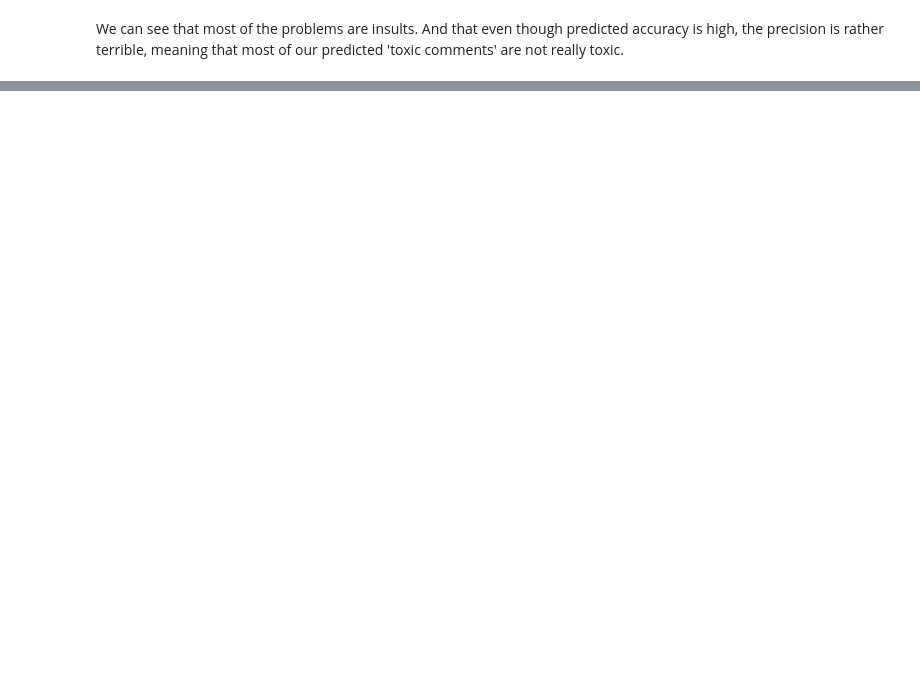
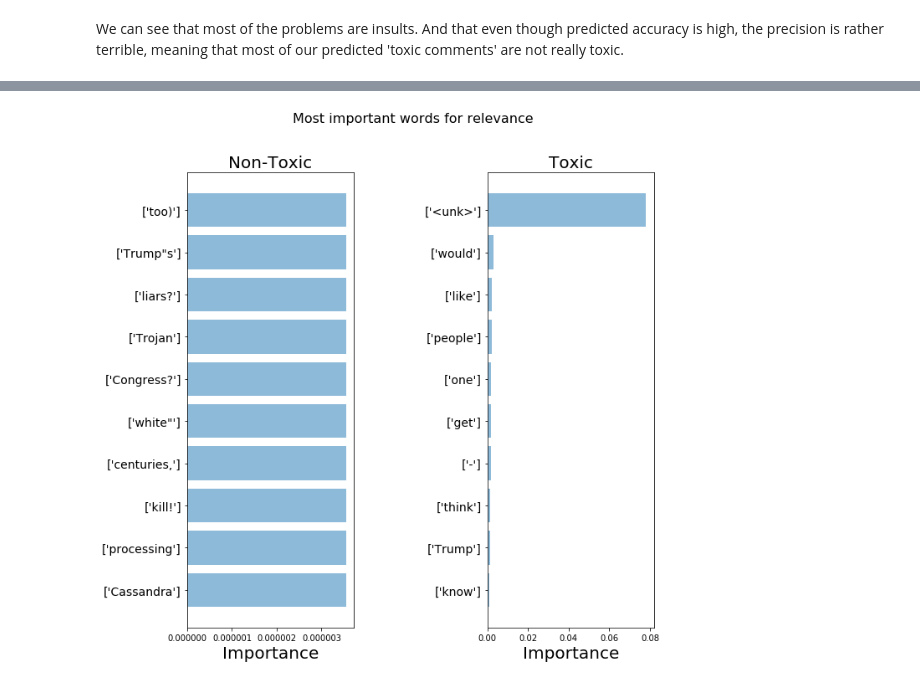
Before and after one commit to KathleenYWang/Language_Models_For_Toxicity_Classification, a Jupyter notebook: NaiveBayesSubCatNewVoc.ipynb, the cells around one changed output, grey strips where cells are left out. Drawn from its saved outputs; the diff is of its cells as text; code cells hidden in the pictures; blank space fills up the shorter version.

```diff
--- a/NaiveBayesSubCatNewVoc.ipynb
+++ b/NaiveBayesSubCatNewVoc.ipynb
@@ -519,0 +543,4 @@ plot_important_words(top_scores, top_words, bottom_scores, bottom_words, "Most i
+# %%
+plot_given_model(nb_obs)
+# %% [output]
+[figure, added]
```
Also changed, not shown: parts of 20 cells of this notebook.
